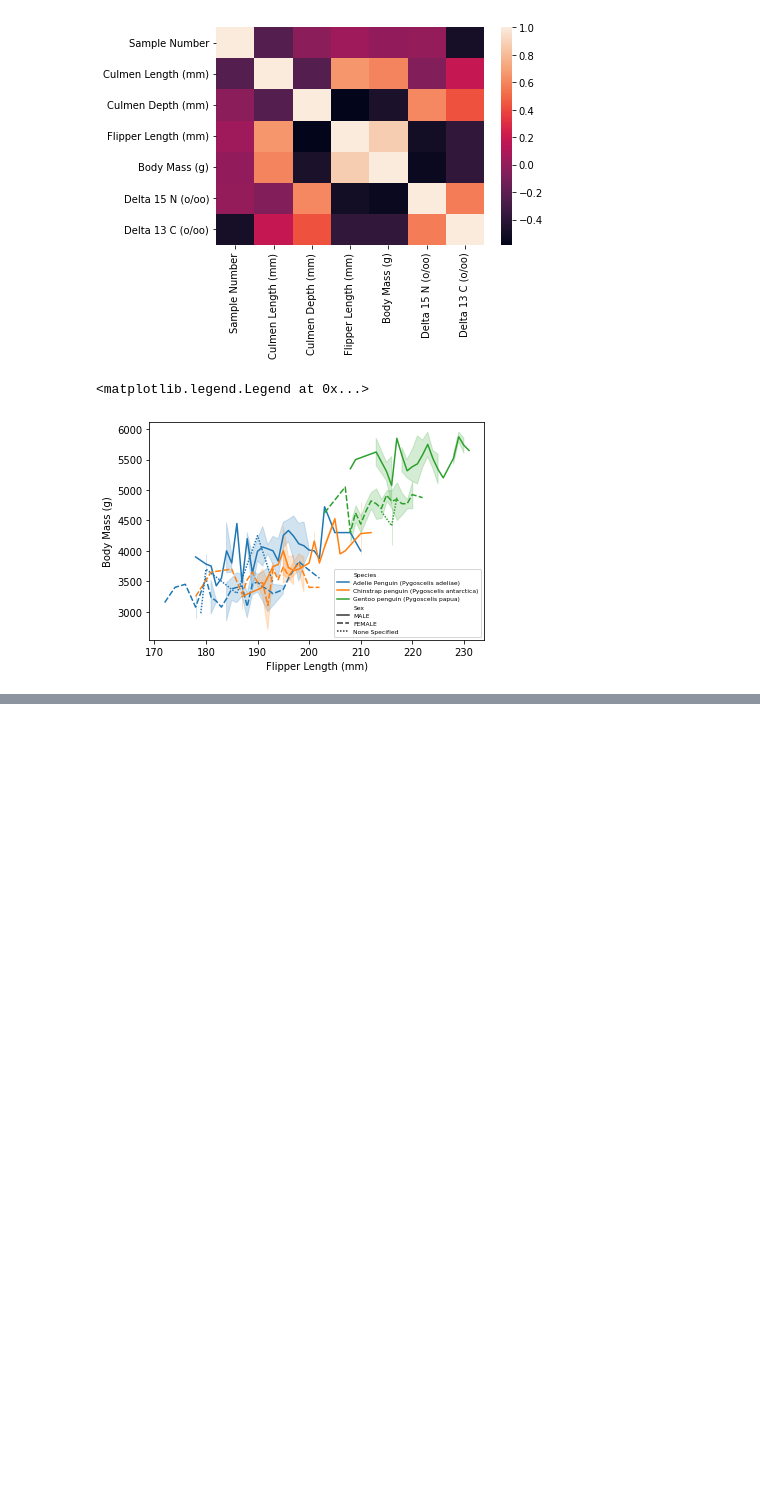
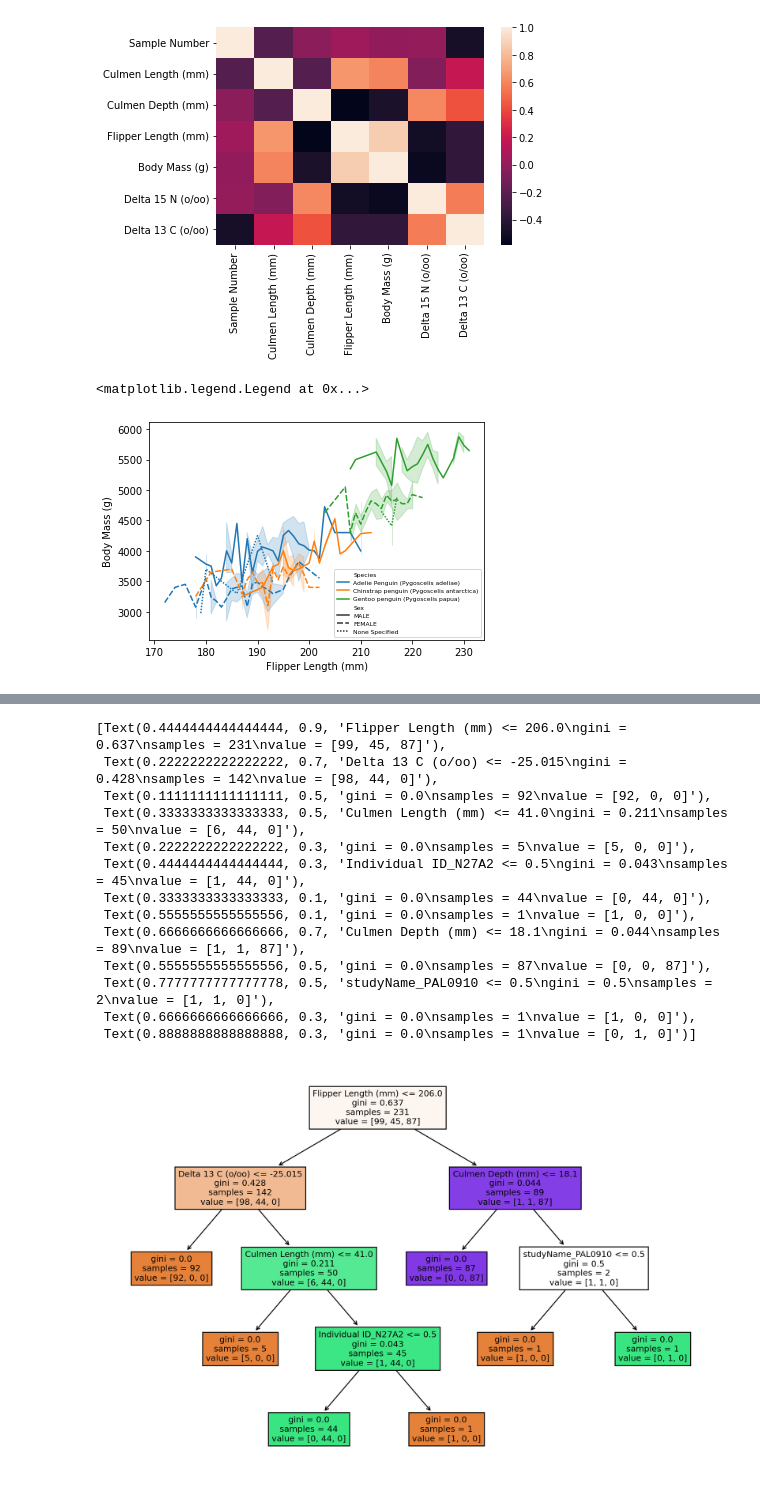
Before and after one commit to GuillaumeDupuy/Machine-Learning, a Jupyter notebook: Projet_Final.ipynb, the cells around one changed output, grey strips where cells are left out. Cells and saved outputs as stored; diff of their text form; code cells hidden in the pictures; blank space fills up the shorter version.

```diff
--- a/Projet_Final.ipynb
+++ b/Projet_Final.ipynb
@@ -209,0 +296,18 @@ plt.legend(loc='lower right',fontsize=6)
+# %%
+plt.figure(figsize=(12,8),dpi=200)
+plot_tree(model,feature_names=X.columns,filled=True)
+# %% [output]
+[Text(0.4444444444444444, 0.9, 'Flipper Length (mm) <= 206.0\ngini = 0.637\nsamples = 231\nvalue = [99, 45, 87]'),
+ Text(0.2222222222222222, 0.7, 'Delta 13 C (o/oo) <= -25.015\ngini = 0.428\nsamples = 142\nvalue = [98, 44, 0]'),
+ Text(0.1111111111111111, 0.5, 'gini = 0.0\nsamples = 92\nvalue = [92, 0, 0]'),
+ Text(0.3333333333333333, 0.5, 'Culmen Length (mm) <= 41.0\ngini = 0.211\nsamples = 50\nvalue = [6, 44, 0]'),
+ Text(0.2222222222222222, 0.3, 'gini = 0.0\nsamples = 5\nvalue = [5, 0, 0]'),
+ Text(0.4444444444444444, 0.3, 'Individual ID_N27A2 <= 0.5\ngini = 0.043\nsamples = 45\nvalue = [1, 44, 0]'),
+ Text(0.3333333333333333, 0.1, 'gini = 0.0\nsamples = 44\nvalue = [0, 44, 0]'),
+ Text(0.5555555555555556, 0.1, 'gini = 0.0\nsamples = 1\nvalue = [1, 0, 0]'),
+ Text(0.6666666666666666, 0.7, 'Culmen Depth (mm) <= 18.1\ngini = 0.044\nsamples = 89\nvalue = [1, 1, 87]'),
+ Text(0.5555555555555556, 0.5, 'gini = 0.0\nsamples = 87\nvalue = [0, 0, 87]'),
+ Text(0.7777777777777778, 0.5, 'studyName_PAL0910 <= 0.5\ngini = 0.5\nsamples = 2\nvalue = [1, 1, 0]'),
+ Text(0.6666666666666666, 0.3, 'gini = 0.0\nsamples = 1\nvalue = [1, 0, 0]'),
+ Text(0.8888888888888888, 0.3, 'gini = 0.0\nsamples = 1\nvalue = [0, 1, 0]')]
+[figure, added]
```
Also changed, not shown: parts of 17 cells of this notebook.
